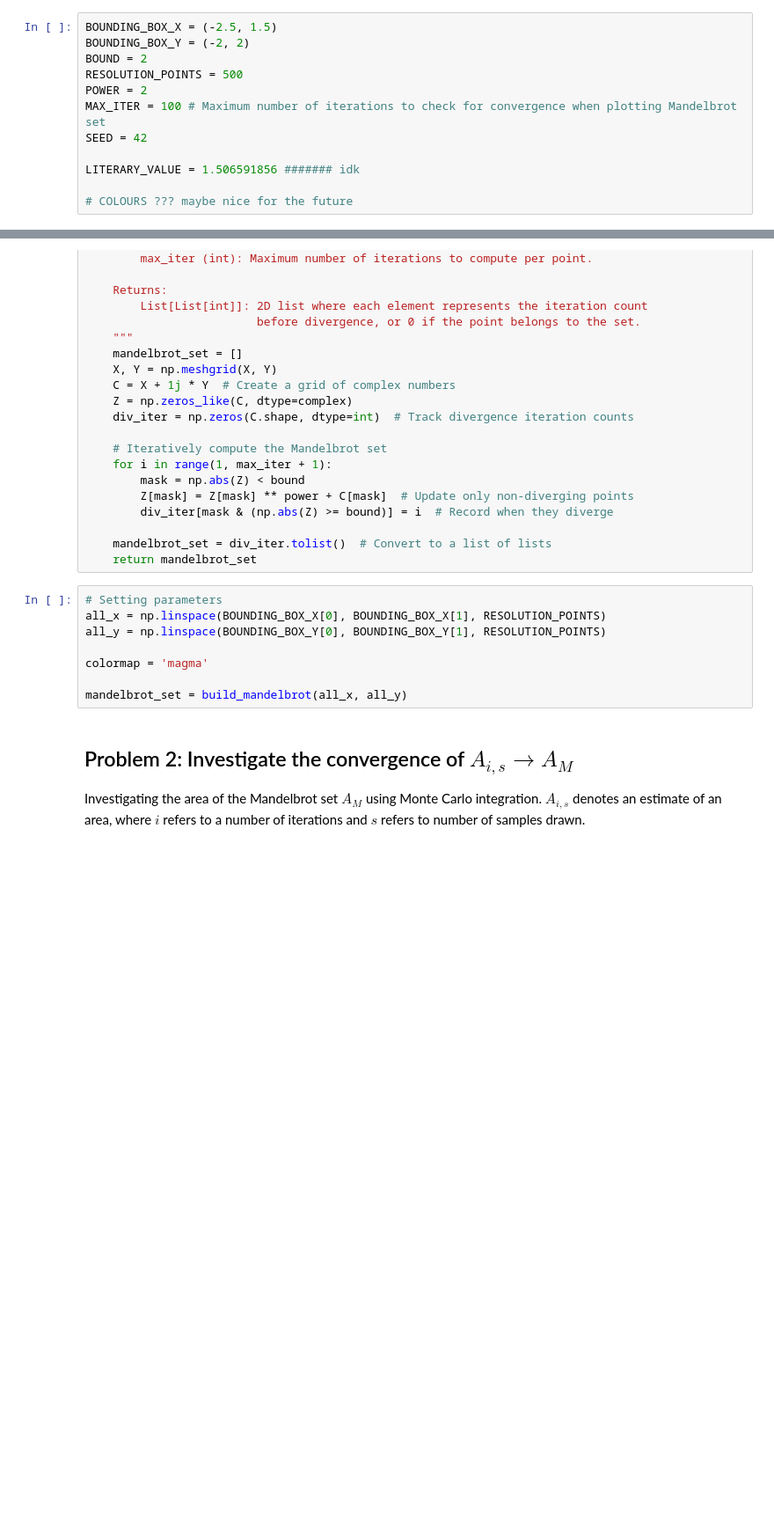
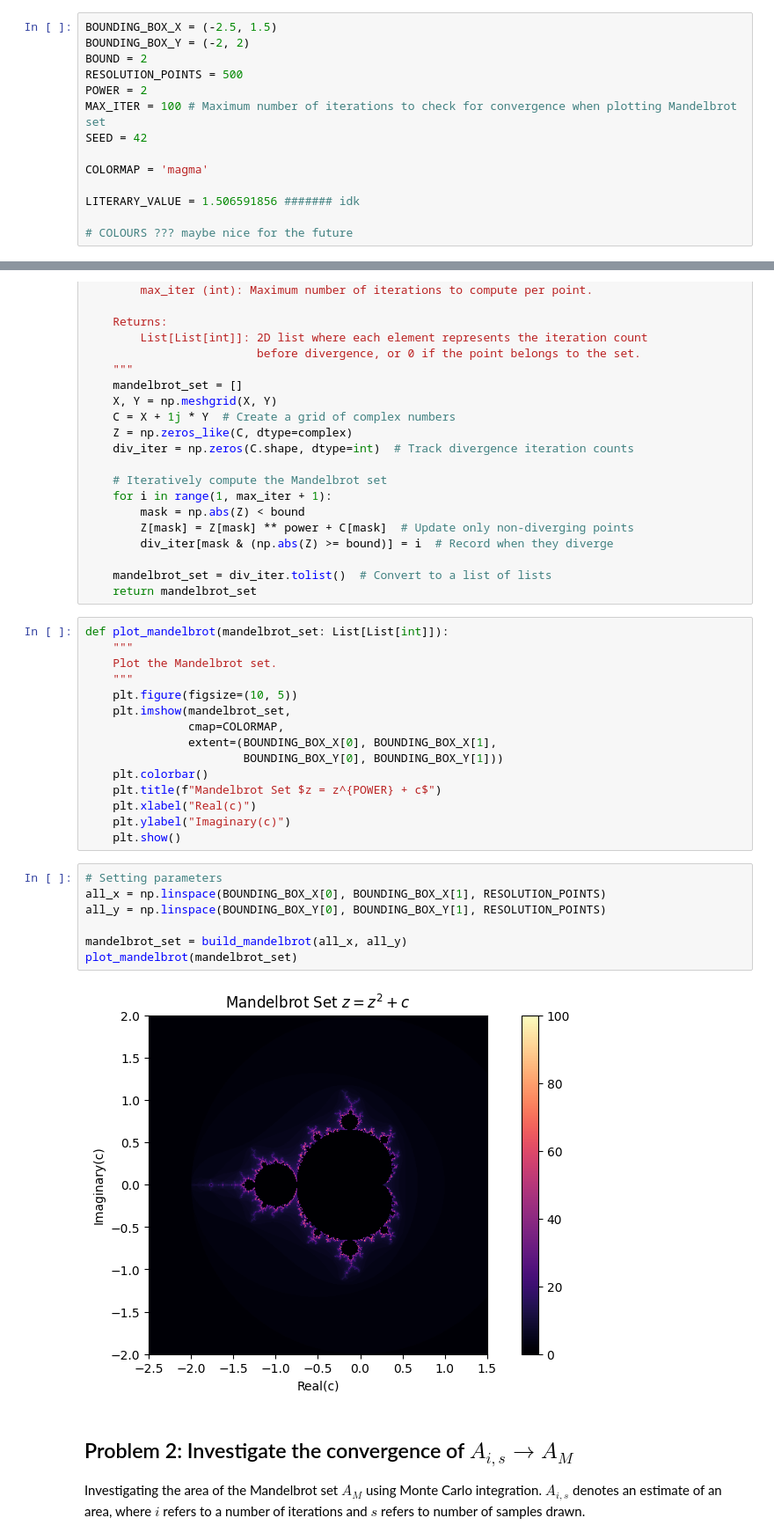
Before and after one commit to shaniasinha/stochastic-sim-a1, a Jupyter notebook: code.ipynb, the cells around one changed output, grey strips where cells are left out. Shown at 88% size. Saved outputs shown, nothing was run; the diff lists cells and outputs as text; blank space fills up the shorter version.

```diff
--- a/code.ipynb
+++ b/code.ipynb
@@ -26,6 +26,8 @@ POWER = 2
 MAX_ITER = 100 # Maximum number of iterations to check for convergence when plotting Mandelbrot set
 SEED = 42
 
+COLORMAP = 'magma'
+
 LITERARY_VALUE = 1.506591856 ####### idk
 
 # COLOURS ??? maybe nice for the future
@@ -65,14 +67,30 @@ def build_mandelbrot(
 
     mandelbrot_set = div_iter.tolist()  # Convert to a list of lists
     return mandelbrot_set
+# %%
+def plot_mandelbrot(mandelbrot_set: List[List[int]]):
+    """
+    Plot the Mandelbrot set.
+    """
+    plt.figure(figsize=(10, 5))
+    plt.imshow(mandelbrot_set,
+               cmap=COLORMAP,
+               extent=(BOUNDING_BOX_X[0], BOUNDING_BOX_X[1],
+                       BOUNDING_BOX_Y[0], BOUNDING_BOX_Y[1]))
+    plt.colorbar()
+    plt.title(f"Mandelbrot Set $z = z^{POWER} + c$")
+    plt.xlabel("Real(c)")
+    plt.ylabel("Imaginary(c)")
+    plt.show()
 # %%
 # Setting parameters
 all_x = np.linspace(BOUNDING_BOX_X[0], BOUNDING_BOX_X[1], RESOLUTION_POINTS)
 all_y = np.linspace(BOUNDING_BOX_Y[0], BOUNDING_BOX_Y[1], RESOLUTION_POINTS)
 
-colormap = 'magma'
-
 mandelbrot_set = build_mandelbrot(all_x, all_y)
+plot_mandelbrot(mandelbrot_set)
+# %% [output]
+[figure, added]
 # %% [markdown]
 ## Problem 2: Investigate the convergence of $A_{i,s} \rightarrow A_M$
 
```
Also changed, not shown: parts of 22 cells of this notebook.
